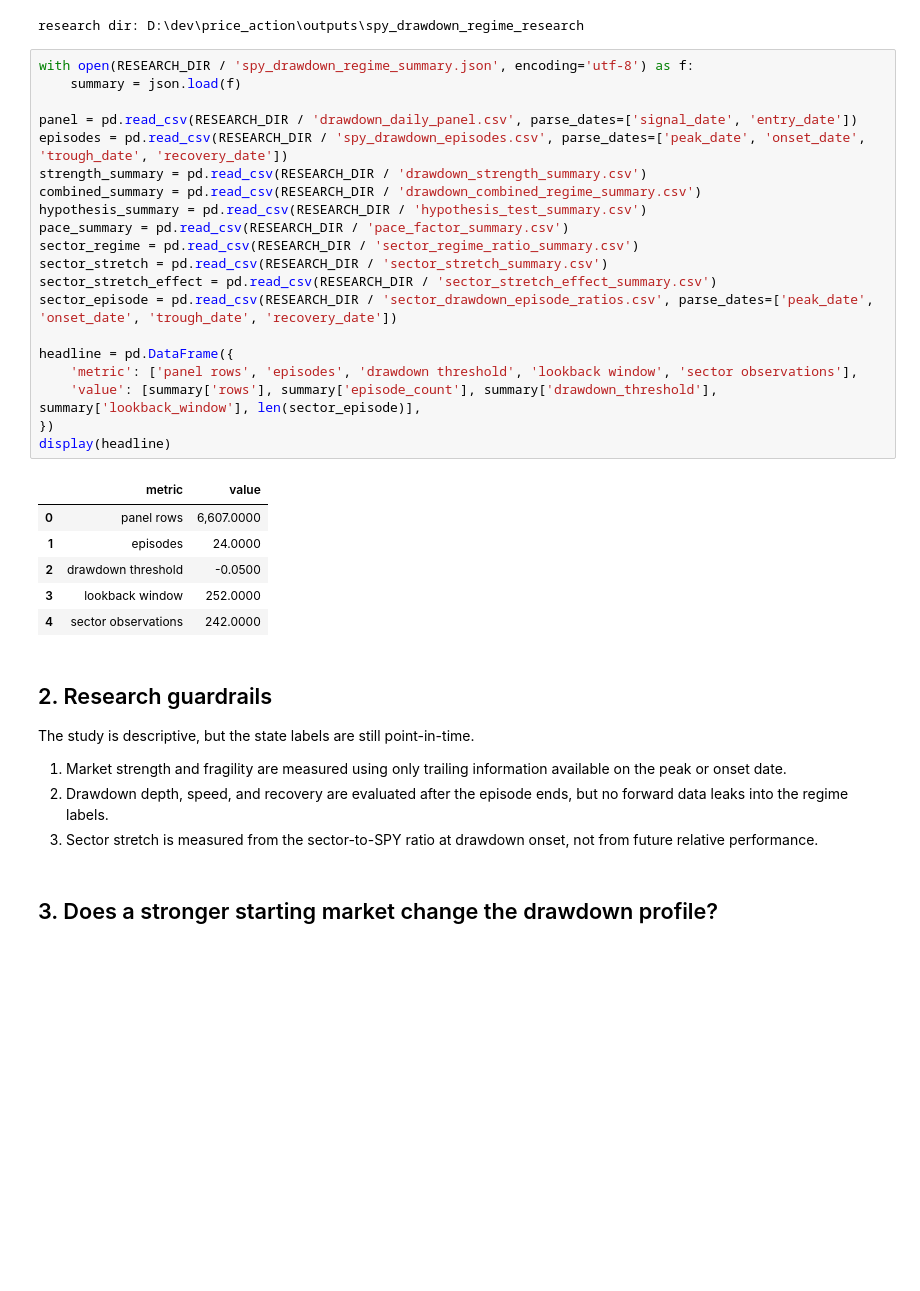
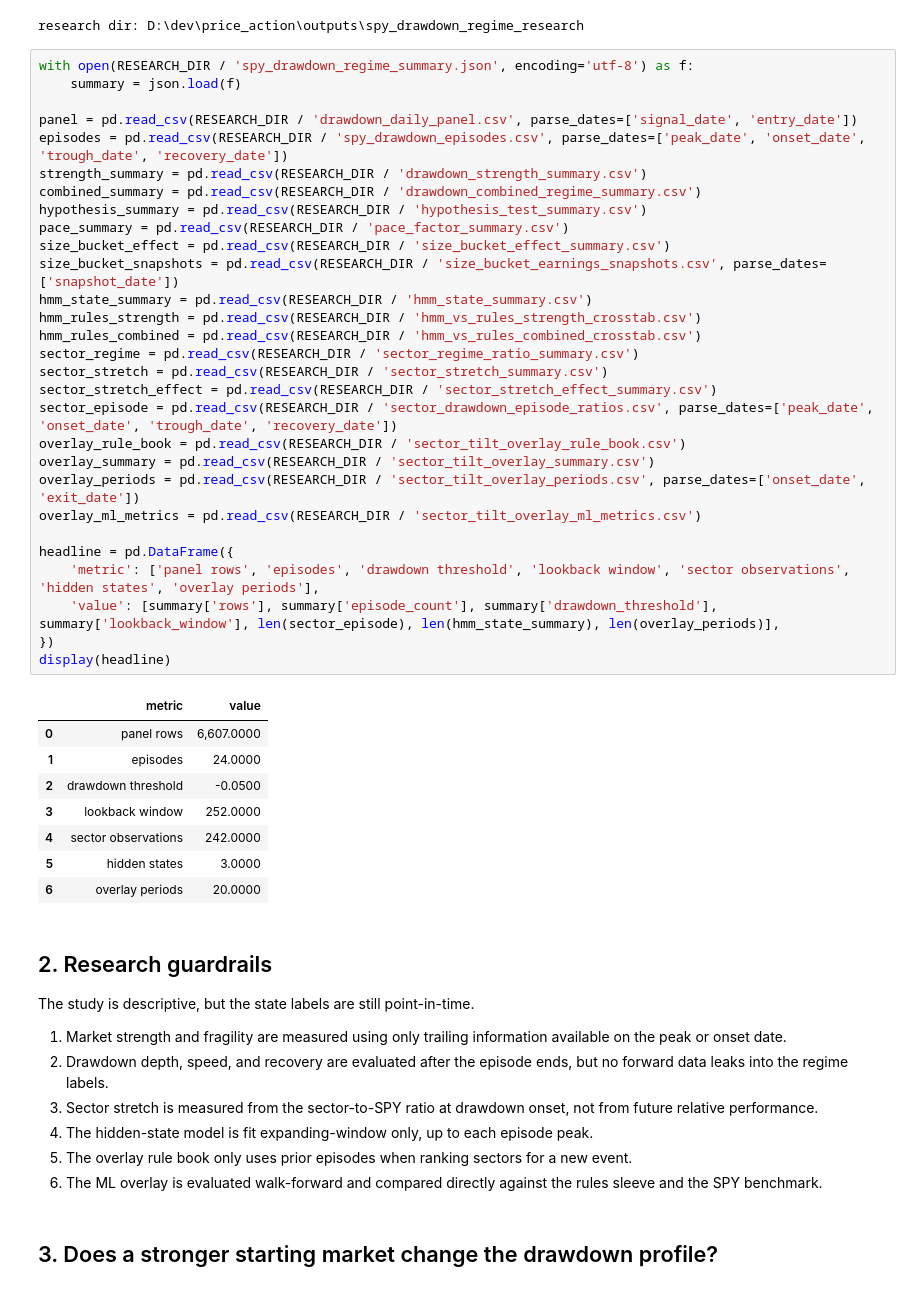
Before and after one commit to tim7en/price_action, a Jupyter notebook: notebooks/spy_drawdown_regime_book.ipynb, the cells around one changed output. Saved outputs shown, nothing was run; the diff lists cells and outputs as text; blank space fills up the shorter version.

Commit message:
Add HMM and sector overlay drawdown research

```diff
--- a/notebooks/spy_drawdown_regime_book.ipynb
+++ b/notebooks/spy_drawdown_regime_book.ipynb
@@ -39,30 +41,41 @@ research dir: D:\dev\price_action\outputs\spy_drawdown_regime_research
 # %%
 with open(RESEARCH_DIR / 'spy_drawdown_regime_summary.json', encoding='utf-8') as f:
     summary = json.load(f)
 
 panel = pd.read_csv(RESEARCH_DIR / 'drawdown_daily_panel.csv', parse_dates=['signal_date', 'entry_date'])
 episodes = pd.read_csv(RESEARCH_DIR / 'spy_drawdown_episodes.csv', parse_dates=['peak_date', 'onset_date', 'trough_date', 'recovery_date'])
 strength_summary = pd.read_csv(RESEARCH_DIR / 'drawdown_strength_summary.csv')
 combined_summary = pd.read_csv(RESEARCH_DIR / 'drawdown_combined_regime_summary.csv')
 hypothesis_summary = pd.read_csv(RESEARCH_DIR / 'hypothesis_test_summary.csv')
 pace_summary = pd.read_csv(RESEARCH_DIR / 'pace_factor_summary.csv')
+size_bucket_effect = pd.read_csv(RESEARCH_DIR / 'size_bucket_effect_summary.csv')
+size_bucket_snapshots = pd.read_csv(RESEARCH_DIR / 'size_bucket_earnings_snapshots.csv', parse_dates=['snapshot_date'])
+hmm_state_summary = pd.read_csv(RESEARCH_DIR / 'hmm_state_summary.csv')
+hmm_rules_strength = pd.read_csv(RESEARCH_DIR / 'hmm_vs_rules_strength_crosstab.csv')
+hmm_rules_combined = pd.read_csv(RESEARCH_DIR / 'hmm_vs_rules_combined_crosstab.csv')
 sector_regime = pd.read_csv(RESEARCH_DIR / 'sector_regime_ratio_summary.csv')
 sector_stretch = pd.read_csv(RESEARCH_DIR / 'sector_stretch_summary.csv')
 sector_stretch_effect = pd.read_csv(RESEARCH_DIR / 'sector_stretch_effect_summary.csv')
 sector_episode = pd.read_csv(RESEARCH_DIR / 'sector_drawdown_episode_ratios.csv', parse_dates=['peak_date', 'onset_date', 'trough_date', 'recovery_date'])
+overlay_rule_book = pd.read_csv(RESEARCH_DIR / 'sector_tilt_overlay_rule_book.csv')
+overlay_summary = pd.read_csv(RESEARCH_DIR / 'sector_tilt_overlay_summary.csv')
+overlay_periods = pd.read_csv(RESEARCH_DIR / 'sector_tilt_overlay_periods.csv', parse_dates=['onset_date', 'exit_date'])
+overlay_ml_metrics = pd.read_csv(RESEARCH_DIR / 'sector_tilt_overlay_ml_metrics.csv')
 
 headline = pd.DataFrame({
-    'metric': ['panel rows', 'episodes', 'drawdown threshold', 'lookback window', 'sector observations'],
-    'value': [summary['rows'], summary['episode_count'], summary['drawdown_threshold'], summary['lookback_window'], len(sector_episode)],
+    'metric': ['panel rows', 'episodes', 'drawdown threshold', 'lookback window', 'sector observations', 'hidden states', 'overlay periods'],
+    'value': [summary['rows'], summary['episode_count'], summary['drawdown_threshold'], summary['lookback_window'], len(sector_episode), len(hmm_state_summary), len(overlay_periods)],
 })
 display(headline)
 # %% [output]
 |  | metric | value |
 | 0 | panel rows | 6,607.0000 |
 | 1 | episodes | 24.0000 |
 | 2 | drawdown threshold | -0.0500 |
 | 3 | lookback window | 252.0000 |
 | 4 | sector observations | 242.0000 |
+| 5 | hidden states | 3.0000 |
+| 6 | overlay periods | 20.0000 |
 # %% [markdown]
 ## 2. Research guardrails
 
@@ -70,6 +83,9 @@ The study is descriptive, but the state labels are still point-in-time.
 1. Market strength and fragility are measured using only trailing information available on the peak or onset date.
 2. Drawdown depth, speed, and recovery are evaluated after the episode ends, but no forward data leaks into the regime labels.
 3. Sector stretch is measured from the sector-to-SPY ratio at drawdown onset, not from future relative performance.
+4. The hidden-state model is fit expanding-window only, up to each episode peak.
+5. The overlay rule book only uses prior episodes when ranking sectors for a new event.
+6. The ML overlay is evaluated walk-forward and compared directly against the rules sleeve and the SPY benchmark.
 # %% [markdown]
 ## 3. Does a stronger starting market change the drawdown profile?
 # %%
```
Also changed, not shown: parts of 12 cells of this notebook, 15 other files.
